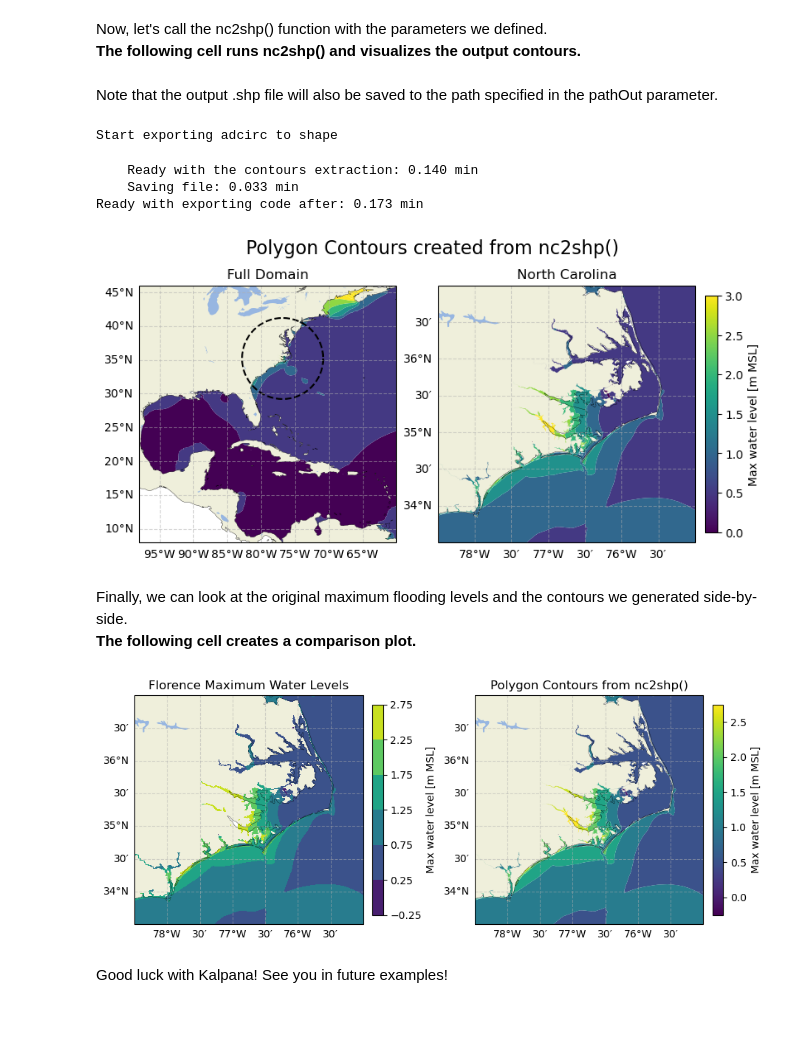
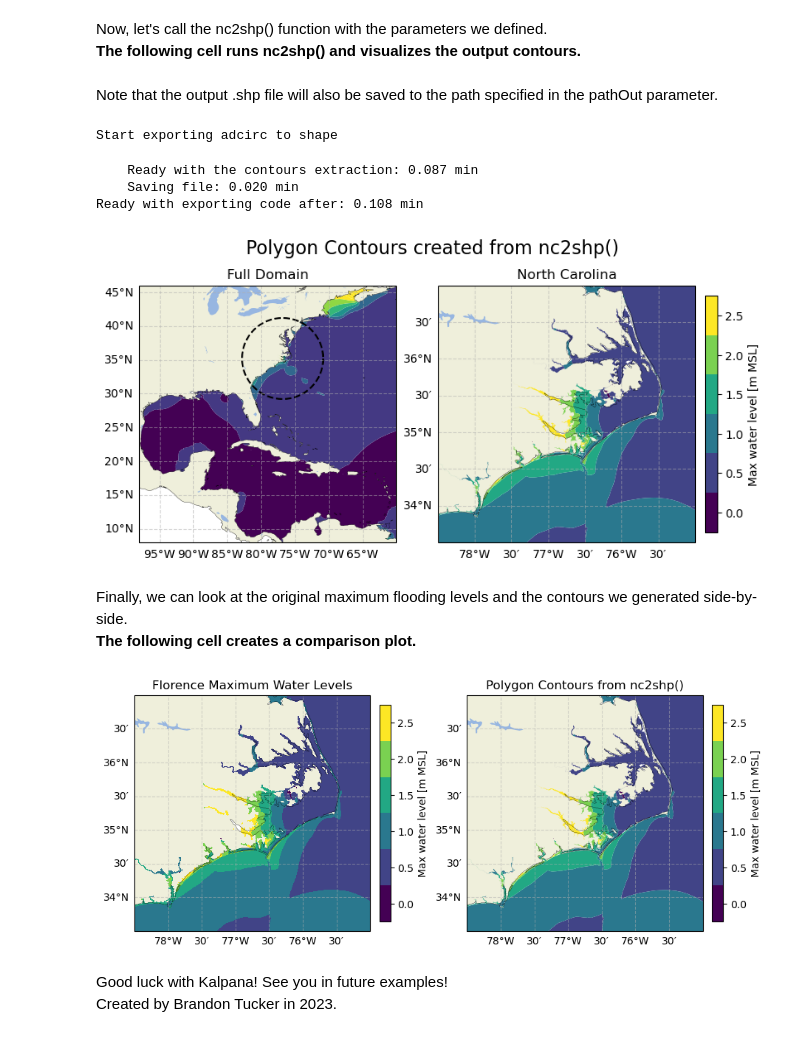
Before and after one commit to tomas19/kalpana_v2, a Jupyter notebook: examples/export_example01.ipynb, the cells around one changed output. Saved outputs shown, nothing was run; the diff lists cells and outputs as text; code cells hidden in the pictures.

Commit message:
Made example 1 colorbars discrete

```diff
--- a/examples/export_example01.ipynb
+++ b/examples/export_example01.ipynb
@@ -86,19 +86,20 @@ gdf = nc2shp(ncFile, var, levels, conType, pathOut, epsgOut, vUnitOut=vUnitOut,
            subDomain=subDomain, exportMesh=exportMesh, meshName=meshName, dzFile=dzFile, zeroDif=zeroDif)
 
 ## create plots of the output
-plot_polygons(gdf)
+plot_polygons(gdf, levels)
 # %% [output]
 Start exporting adcirc to shape
-    Ready with the contours extraction: 0.140 min
-    Saving file: 0.033 min
-Ready with exporting code after: 0.173 min
+    Ready with the contours extraction: 0.087 min
+    Saving file: 0.020 min
+Ready with exporting code after: 0.108 min
-[figure, old version]
+[figure, new version]
 # %% [markdown]
 Finally, we can look at the original maximum flooding levels and the contours we generated side-by-side. <br>
 **The following cell creates a comparison plot.**
 # %%
-polygon_compare('C:/Users/brand/Documents/Coastal/Kalpana/inputs/NC9_maxele.63.nc', np.arange(-0.25, 3.25, 0.5), gdf)
+polygon_compare('C:/Users/brand/Documents/Coastal/Kalpana/inputs/NC9_maxele.63.nc', levels, gdf)
 # %% [output]
-[figure, old version]
+[figure, new version]
 # %% [markdown]
-Good luck with Kalpana! See you in future examples!
+Good luck with Kalpana! See you in future examples! <br>
+Created by Brandon Tucker in 2023.
```
